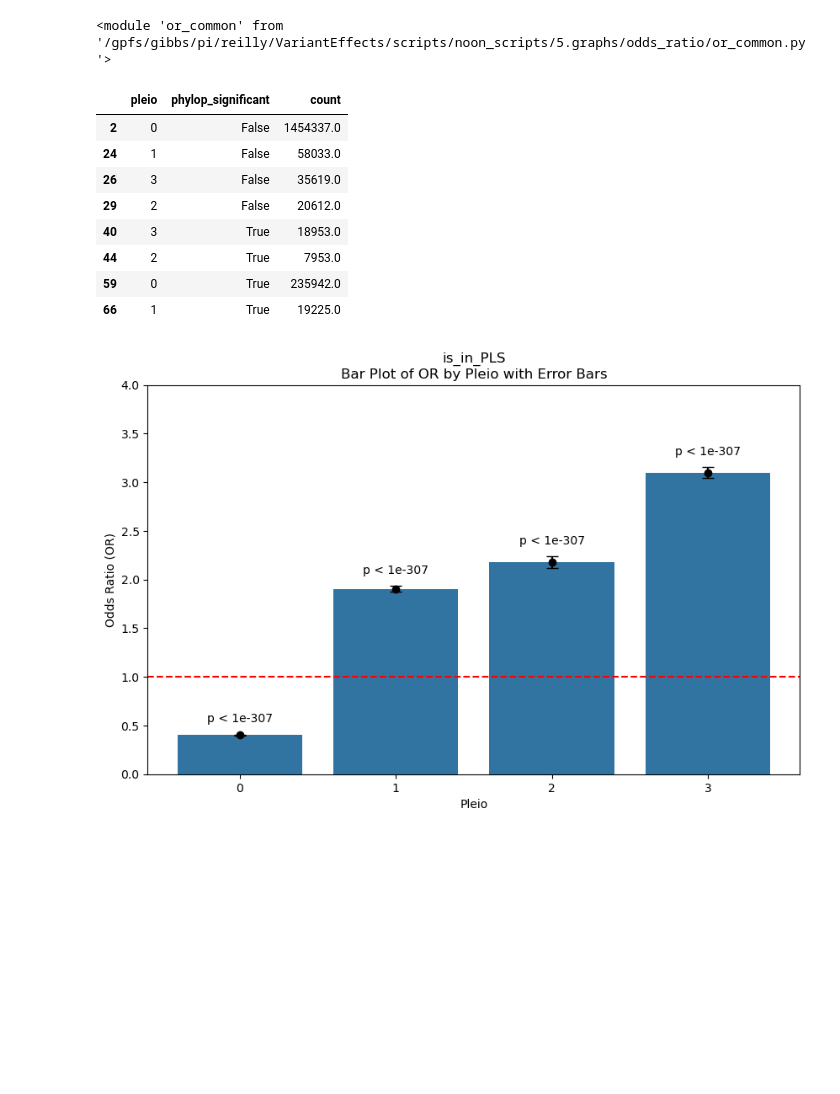
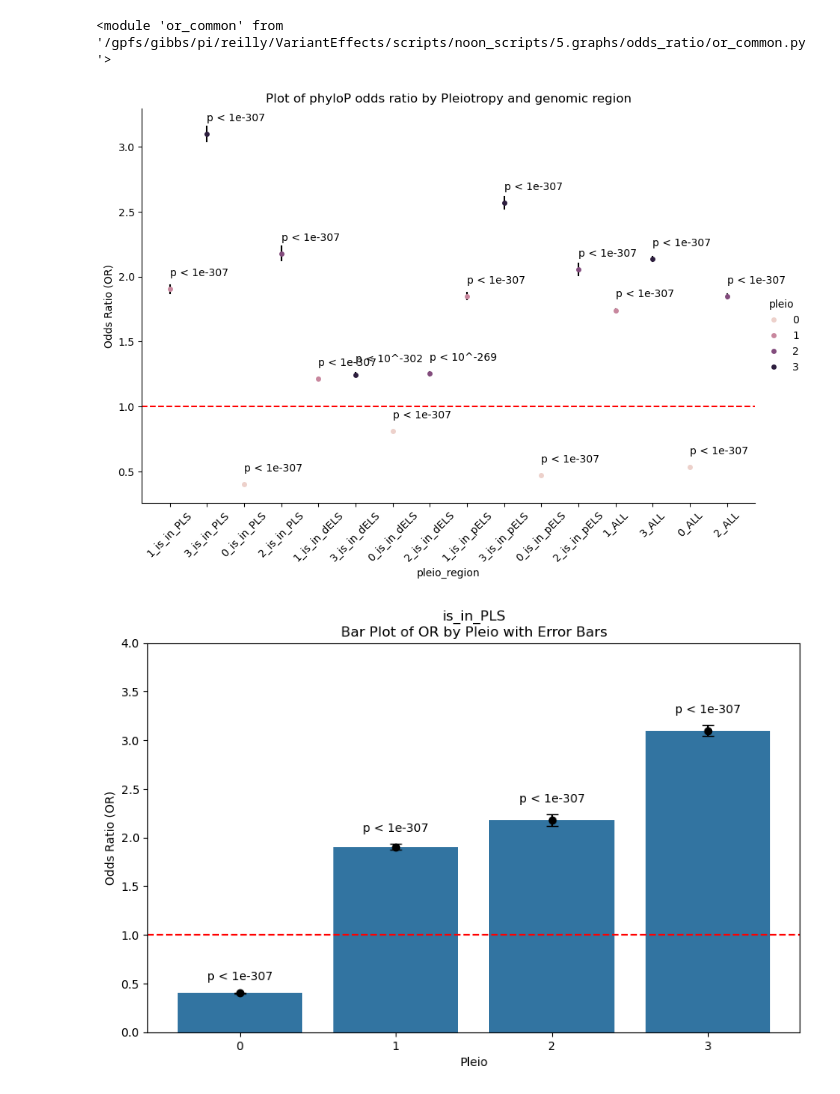
Before and after one commit to Reilly-Lab-Yale/variant_effects_mnoon, a Jupyter notebook: 5.graphs/odds_ratio/or_pleio_phylop.ipynb, the cells around one changed output. Cells and saved outputs as stored; diff of their text form; code cells hidden in the pictures; blank space fills up the shorter version.

Commit message:
added combined phylop OR graph

```diff
--- a/5.graphs/odds_ratio/or_pleio_phylop.ipynb
+++ b/5.graphs/odds_ratio/or_pleio_phylop.ipynb
@@ -13,7 +20,7 @@ importlib.reload(orc) ##can remove
 # %% [output]
 <module 'or_common' from '/gpfs/gibbs/pi/reilly/VariantEffects/scripts/noon_scripts/5.graphs/odds_ratio/or_common.py'>
 # %%
-phylop_pleio=pd.read_csv(glob.glob(GC.data_base_path+"phylop_pleio/*.csv")[0])
+phylop_pleio=pd.read_csv(glob.glob(gc.data_base_path+"phylop_pleio/*.csv")[0])
 # %%
 #a can have multiple states, b has just two.
 or_column_a="pleio"
@@ -23,7 +30,7 @@ a_vals=phylop_pleio[or_column_a].unique()
 
 final=[]
 
-for region in GC.genome_regions:
+for region in gc.genome_regions:
     working=phylop_pleio
     if region != "ALL":
         working=phylop_pleio[(phylop_pleio[region]==True)]
@@ -40,16 +47,15 @@ for region in GC.genome_regions:
         final.append(ret)
 
 df=pd.DataFrame(final)
-# %% [output]
-|  | pleio | phylop_significant | count |
-| 2 | 0 | False | 1454337.0 |
-| 24 | 1 | False | 58033.0 |
-| 26 | 3 | False | 35619.0 |
-| 29 | 2 | False | 20612.0 |
-| 40 | 3 | True | 18953.0 |
-| 44 | 2 | True | 7953.0 |
-| 59 | 0 | True | 235942.0 |
-| 66 | 1 | True | 19225.0 |
+# %%
+orc.plot_or_combo(df=df,
+            x='pleio',
+            y='OR',
+            xlabel='Pleio',
+            region_col='region',
+            title=f'Plot of phyloP odds ratio by Pleiotropy and genomic region')
+# %% [output]
+[figure, added]
 # %%
 for region in GC.genome_regions:
 
```
Also changed, not shown: parts of 2 cells of this notebook, 2 other files.
